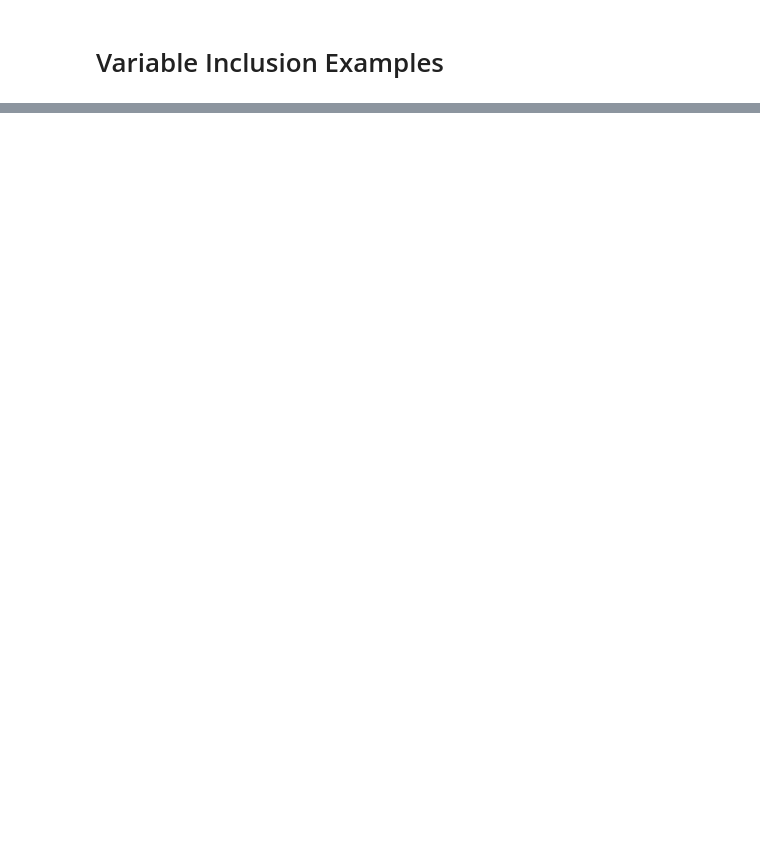
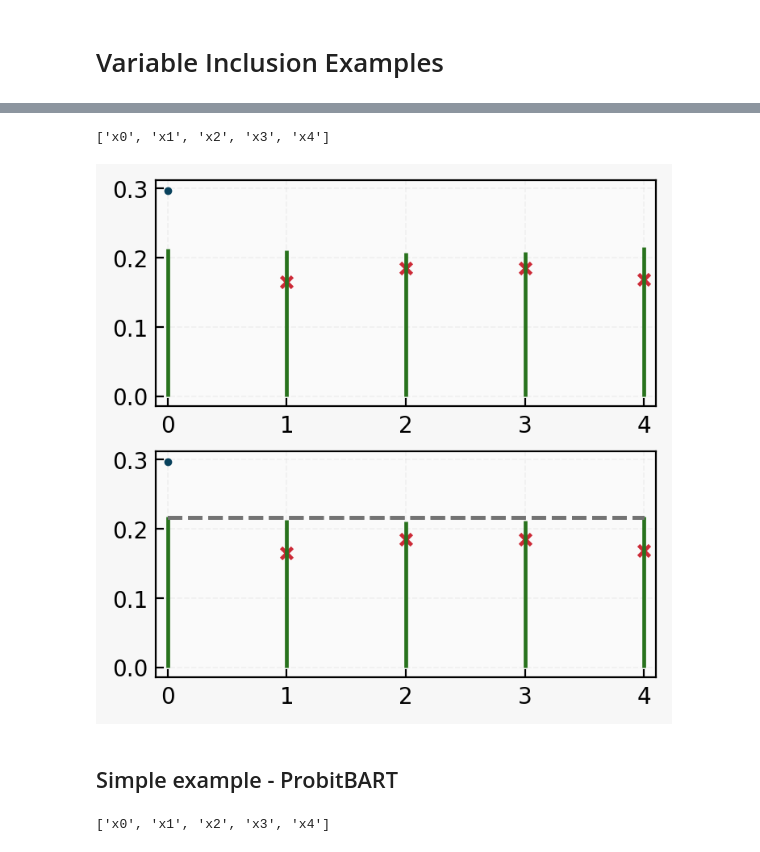
Before and after one commit to PetarMatejcic/GenBART, a Jupyter notebook: notebooks/variable_inclusion_example.ipynb, the cells around one changed output, grey strips where cells are left out. Cells and saved outputs as stored; diff of their text form; code cells hidden in the pictures; blank space fills up the shorter version.

```diff
--- a/notebooks/variable_inclusion_example.ipynb
+++ b/notebooks/variable_inclusion_example.ipynb
@@ -32,0 +25,65 @@ array([[0.77246373, 0.08544756],
+# %%
+x = np.random.rand(100, 5)
+y = x[:, 0] + np.random.normal(scale=0.1, size=100)
+
+selector = gb.BartVariableSelection(
+    model_cls=gb.RegBart,
+    model_params={
+        "m": 20,
+        "n_burn": 100,
+        "n_samples": 200
+    },
+    n_permutations=20,
+    n_repeats=10,
+    random_state=0,
+    verbose=False
+)
+
+result = selector.fit(x, y)
+# %%
+result.feature_names
+# %% [output]
+['x0', 'x1', 'x2', 'x3', 'x4']
+# %%
+fix, axes = plt.subplots(2, 1, figsize=(4, 4), dpi=200)
+x = np.arange(5)
+lows = np.zeros(5)
+labels = result.feature_names
+
+axes[0].vlines(x,
+               lows,
+               result.thresholds("local"),
+               color=bart_colors["green"])
+mask = result.selected_mask("local")
+axes[0].scatter(x[mask],
+                result.real_vips[mask],
+                marker='.',
+                color=bart_colors["blue"])
+axes[0].scatter(x[~mask],
+                result.real_vips[~mask],
+                marker='x',
+                color=bart_colors["red"])
+
+axes[1].vlines(x,
+               lows,
+               result.thresholds("global_se"),
+               color=bart_colors["green"])
+mask = result.selected_mask("global_se")
+axes[1].scatter(x[mask],
+                result.real_vips[mask],
+                marker='.',
+                color=bart_colors["blue"])
+axes[1].scatter(x[~mask],
+                result.real_vips[~mask],
+                marker='x',
+                color=bart_colors["red"])
+axes[1].hlines(result.thresholds("global_max"),
+               0, 4,
+               color=bart_colors["gray"],
+               linestyles='dashed')
+
+plt.show()
+# %% [output]
+[figure, added]
+# %% [markdown]
+## Simple example - ProbitBART
@@ -32,0 +108,4 @@ array([[0.77246373, 0.08544756],
+# %%
+result.feature_names
+# %% [output]
+['x0', 'x1', 'x2', 'x3', 'x4']
```
Also changed, not shown: parts of 5 cells of this notebook, 1 other file.
